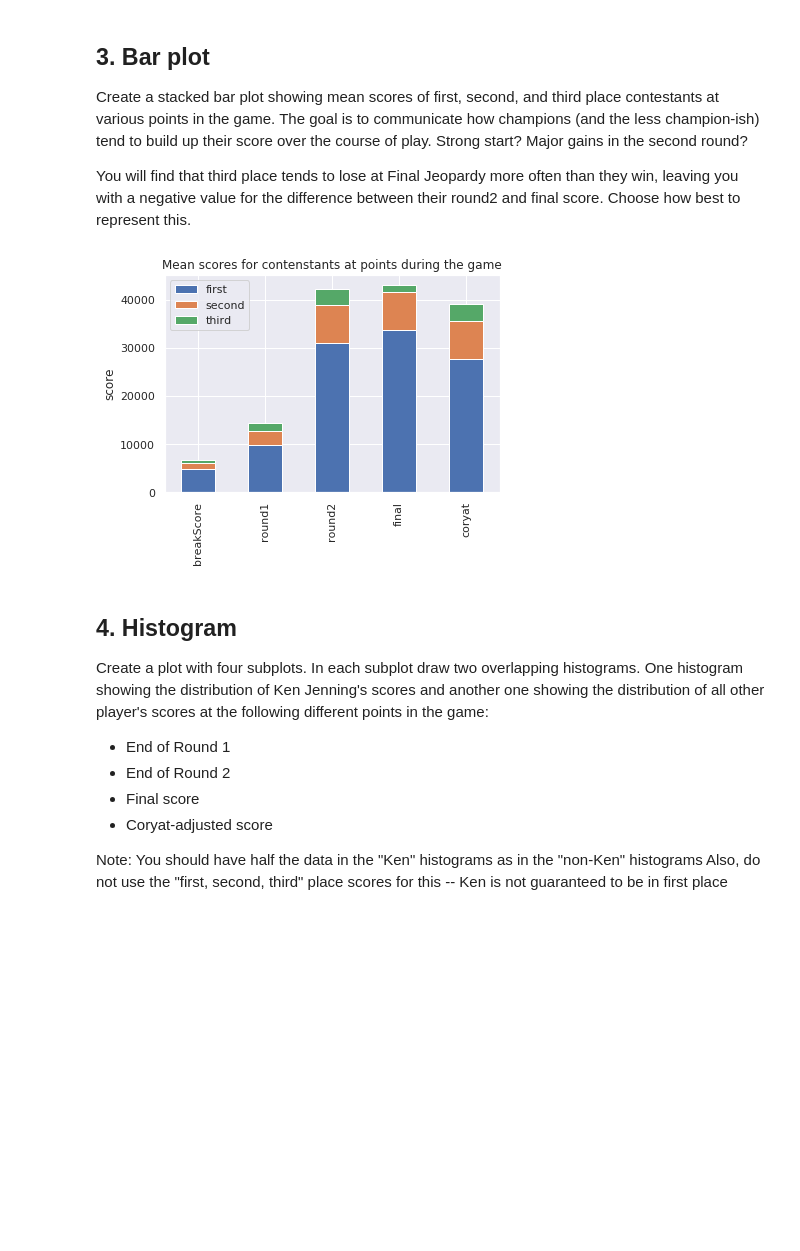
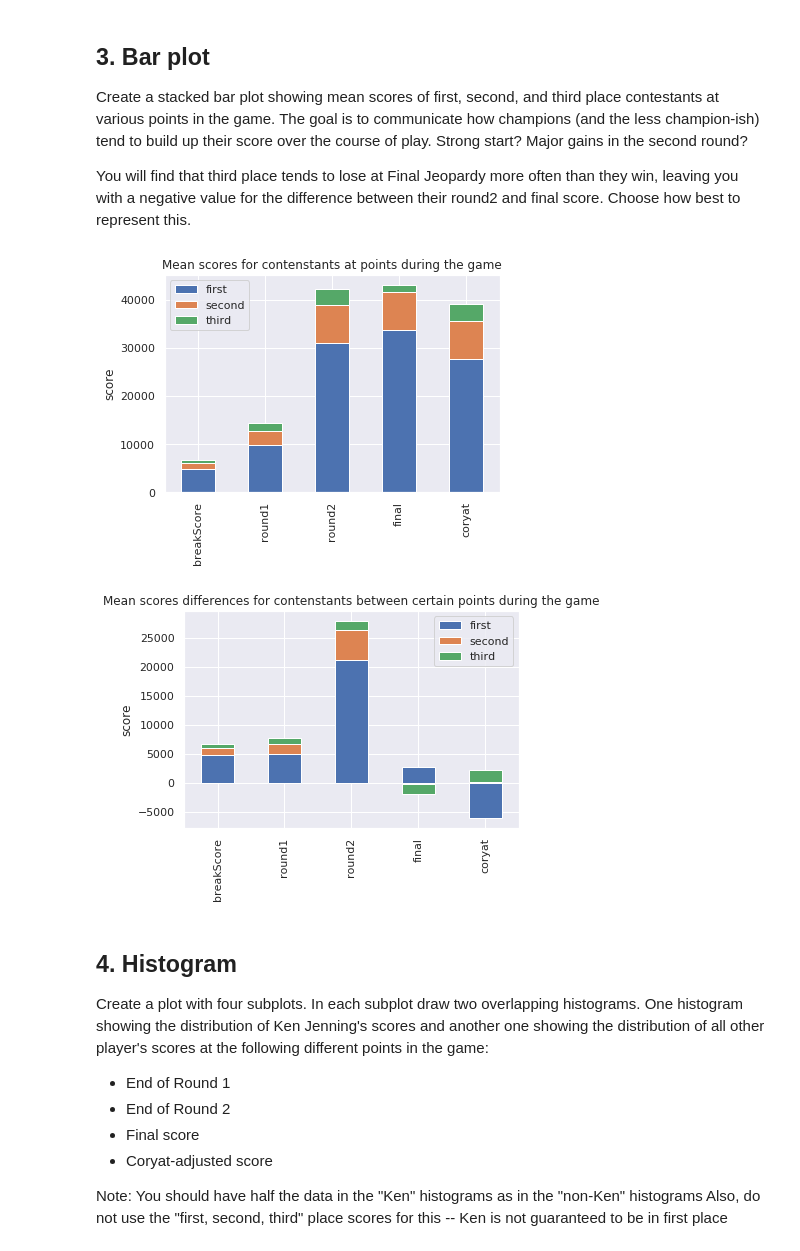
Before and after one commit to cwebster2/python-data-analysis-crash-course, a Jupyter notebook: 09-Visualizations/visualizations.ipynb, the cells around one changed output. Saved outputs shown, nothing was run; the diff lists cells and outputs as text; code cells hidden in the pictures; blank space fills up the shorter version.

```diff
--- a/09-Visualizations/visualizations.ipynb
+++ b/09-Visualizations/visualizations.ipynb
@@ -247,11 +247,18 @@ You will find that third place tends to lose at Final Jeopardy more often than t
 # %%
 means = ranked_scores.agg("mean").unstack()
 g=means.plot(kind='bar', stacked=True)
 g.set_title("Mean scores for contenstants at points during the game")
 g.set_ylabel("score")
 plt.show()
+
+means = means.diff().fillna(means.head(1))
+g=means.plot(kind='bar', stacked=True)
+g.set_title("Mean scores differences for contenstants between certain points during the game")
+g.set_ylabel("score")
+plt.show()
 # %% [output]
 [figure]
+[figure, added]
 # %% [markdown]
 ## 4. Histogram
 Create a plot with four subplots. In each subplot draw two overlapping histograms. One histogram showing the distribution of Ken Jenning's scores and another one showing the distribution of all other player's scores at the following different points in the game:
```
